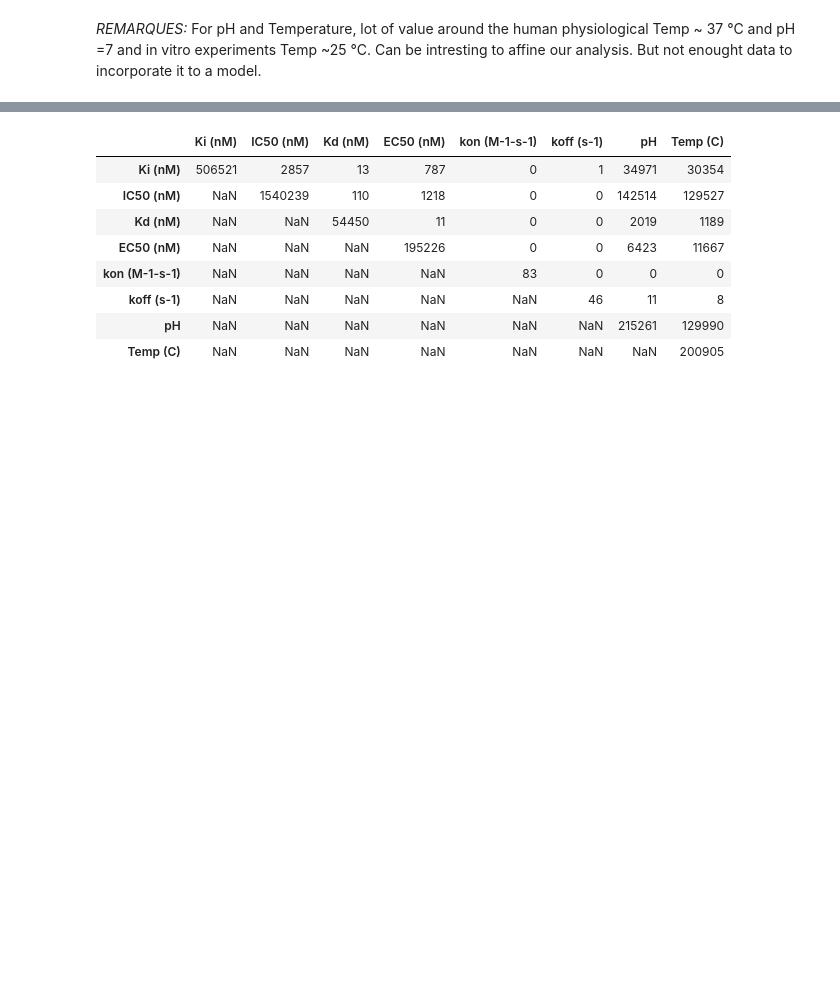
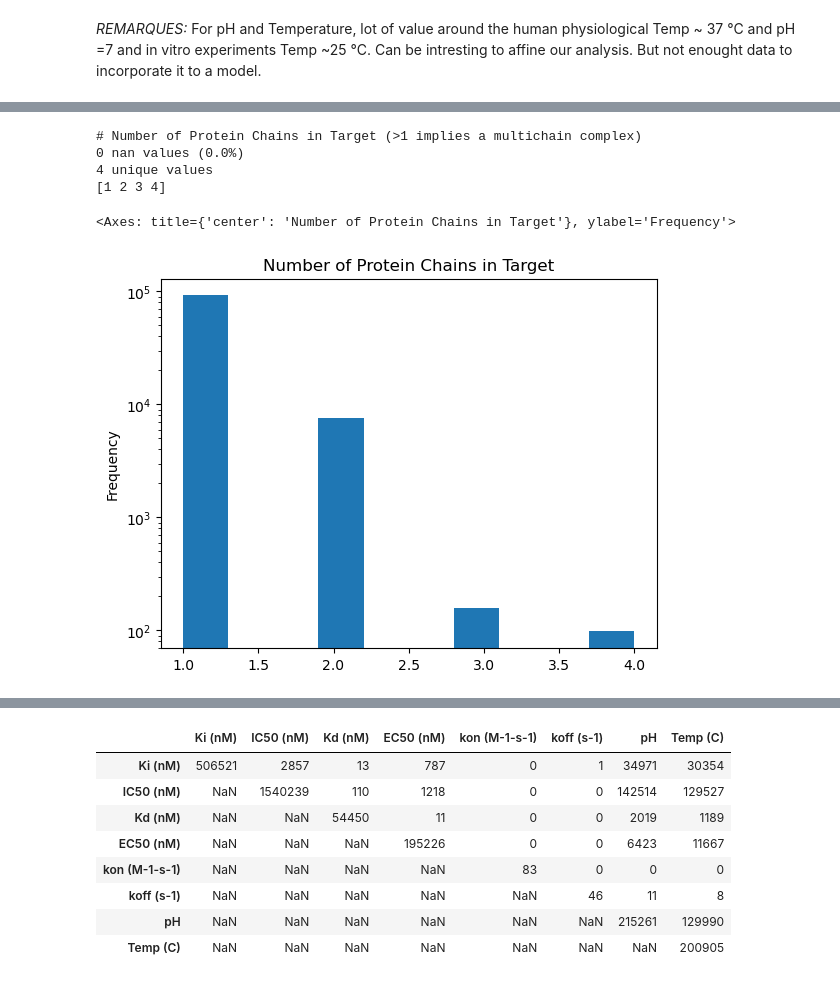
Before and after one commit to epfl-ada/ada-2024-project-laambada, a Jupyter notebook: results.ipynb, the cells around one changed output, grey strips where cells are left out. Cells and saved outputs as stored; diff of their text form; code cells hidden in the pictures; blank space fills up the shorter version.

```diff
--- a/results.ipynb
+++ b/results.ipynb
@@ -370,0 +323,14 @@ For pH and Temperature, lot of value around the human physiological Temp ~ 37 °
+# %%
+# Closer loop into the multi chain
+i = 37
+explore_column(df_subset, i)
+
+column = df_subset[df_subset.columns[i]]
+column.plot(kind='hist', logy=True, title="Number of Protein Chains in Target")
+# %% [output]
+# Number of Protein Chains in Target (>1 implies a multichain complex)
+0 nan values (0.0%)
+4 unique values
+[1 2 3 4]
+<Axes: title={'center': 'Number of Protein Chains in Target'}, ylabel='Frequency'>
+[figure, added]
```
Also changed, not shown: parts of 43 cells of this notebook, 1 other file.
